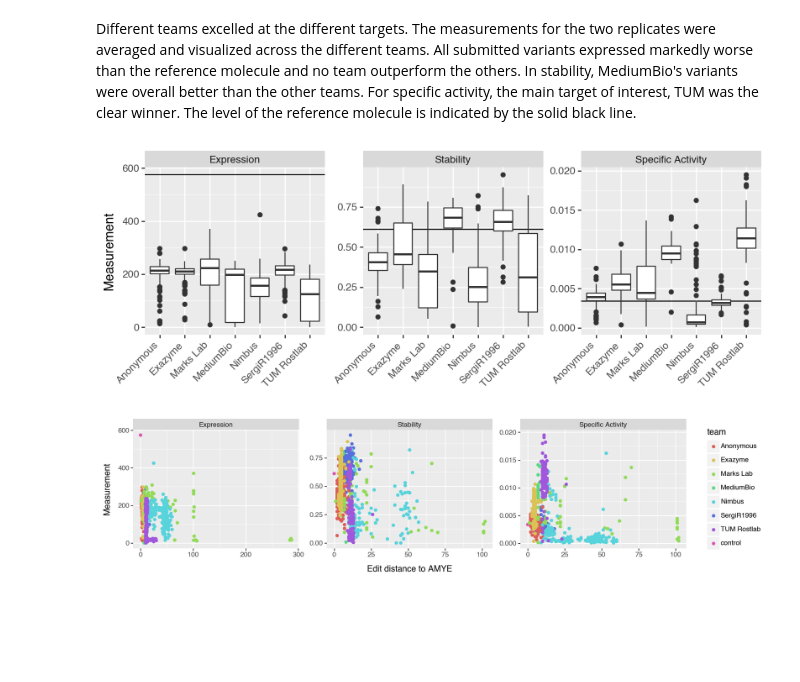
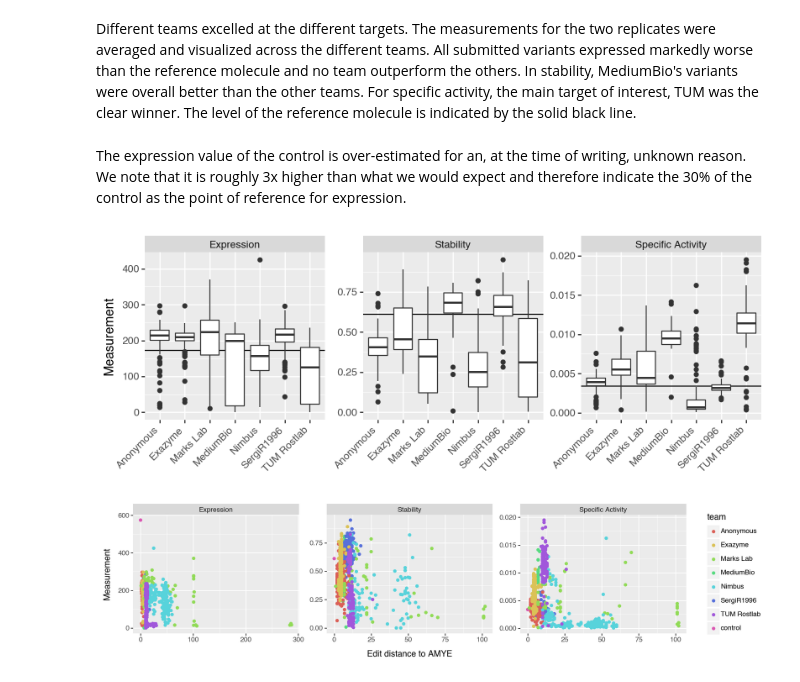
Before and after one commit to the-protein-engineering-tournament/pet-pilot-2023, a Jupyter notebook: in_vitro/02-plots.ipynb, the cells around one changed output. Drawn from its saved outputs; the diff is of its cells as text; code cells hidden in the pictures; blank space fills up the shorter version.

Commit message:
fix: adjust language and plot on wildtype expression

```diff
--- a/in_vitro/02-plots.ipynb
+++ b/in_vitro/02-plots.ipynb
@@ -193,25 +193,33 @@ summ = (
 )
 # %% [markdown]
 Different teams excelled at the different targets. The measurements for the two replicates were averaged and visualized across the different teams. All submitted variants expressed markedly worse than the reference molecule and no team outperform the others. In stability, MediumBio's variants were overall better than the other teams. For specific activity, the main target of interest, TUM was the clear winner. The level of the reference molecule is indicated by the solid black line.
+# %%
+control_lines = summ.loc[lambda d: d.team == "control"].copy()
+# %% [markdown]
+The expression value of the control is over-estimated for an, at the time of writing, unknown reason. We note that it is roughly 3x higher than what we would expect and therefore indicate the 30% of the control as the point of reference for expression.
+# %%
+control_lines.loc[lambda d: d.target == "Expression", "output"] = (
+    control_lines.loc[lambda d: d.target == "Expression", "output"] * 0.3
+)
 # %%
 p9.options.set_option("figure_size", (8, 3))
 p2 = (
     p9.ggplot(summ.loc[lambda d: d.team != "control"], p9.aes("team", "output"))
     + p9.geom_hline(
         mapping=p9.aes(yintercept="output"),
-        data=summ.loc[lambda d: d.team == "control"],
+        data=control_lines,
     )
     + p9.geom_boxplot()
     + p9.facet_wrap("~target", scales="free")
     + p9.theme(
         axis_text_x=p9.element_text(angle=45, ha="right"),
     )
     + p9.ylab("Measurement")
     + p9.xlab("")
 )
 p2
 # %% [output]
-[figure, old version]
+[figure, new version]
 # %%
 p2.draw(show=False).savefig("../doc/invitro-ndividual-performance-plot.png", dpi=150)
 # %%
```
Also changed, not shown: parts of 1 cell of this notebook, 2 other files.
